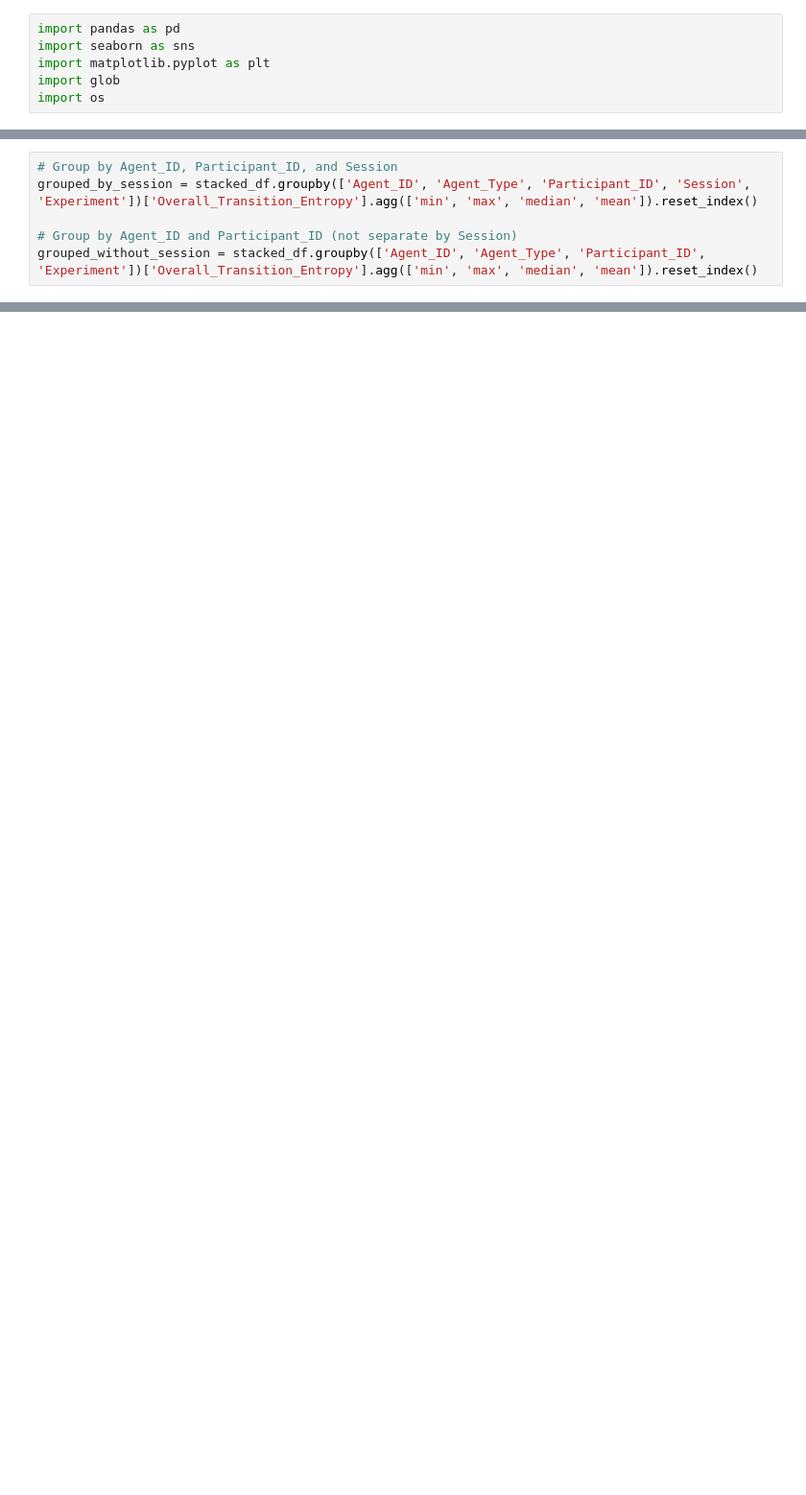
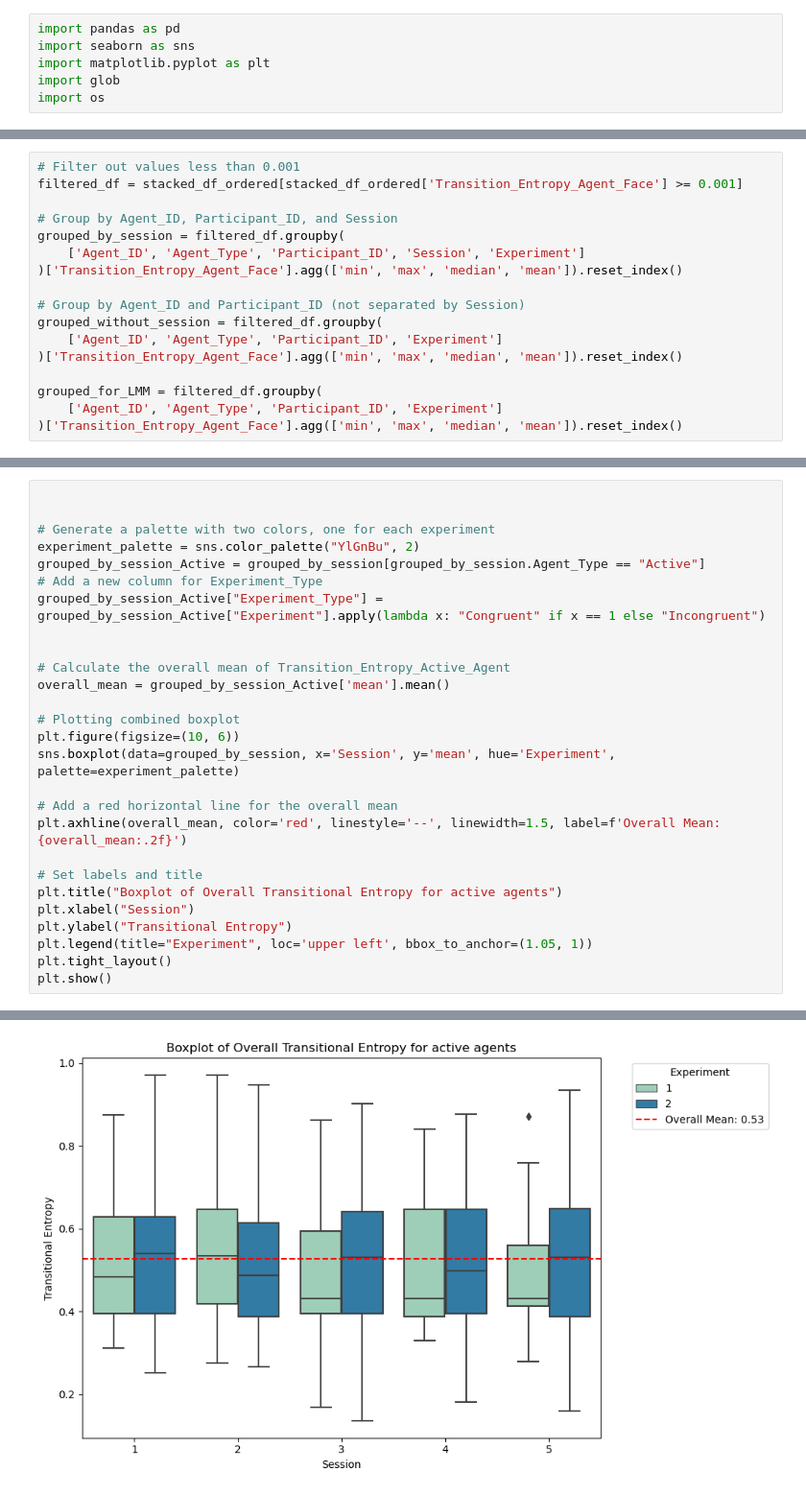
Before and after one commit to tracysanchez/Human_Agents_Impact_Nav, a Jupyter notebook: Exp2/Entropy/05_Entropy_Visualization_Window.ipynb, the cells around one changed output, grey strips where cells are left out. Shown at 96% size. Saved outputs shown, nothing was run; the diff lists cells and outputs as text; blank space fills up the shorter version.

```diff
--- a/Exp2/Entropy/05_Entropy_Visualization_Window.ipynb
+++ b/Exp2/Entropy/05_Entropy_Visualization_Window.ipynb
@@ -39,7 +83,18 @@ sns.scatterplot(x='Occurrence_Order', y='Overall_Transition_Entropy', hue='Exper
 # %%
+# Filter out values less than 0.001
+filtered_df = stacked_df_ordered[stacked_df_ordered['Transition_Entropy_Agent_Face'] >= 0.001]
+
 # Group by Agent_ID, Participant_ID, and Session
-grouped_by_session = stacked_df.groupby(['Agent_ID', 'Agent_Type', 'Participant_ID', 'Session', 'Experiment'])['Overall_Transition_Entropy'].agg(['min', 'max', 'median', 'mean']).reset_index()
+grouped_by_session = filtered_df.groupby(
+    ['Agent_ID', 'Agent_Type', 'Participant_ID', 'Session', 'Experiment']
+)['Transition_Entropy_Agent_Face'].agg(['min', 'max', 'median', 'mean']).reset_index()
 
-# Group by Agent_ID and Participant_ID (not separate by Session)
-grouped_without_session = stacked_df.groupby(['Agent_ID', 'Agent_Type', 'Participant_ID', 'Experiment'])['Overall_Transition_Entropy'].agg(['min', 'max', 'median', 'mean']).reset_index()
+# Group by Agent_ID and Participant_ID (not separated by Session)
+grouped_without_session = filtered_df.groupby(
+    ['Agent_ID', 'Agent_Type', 'Participant_ID', 'Experiment']
+)['Transition_Entropy_Agent_Face'].agg(['min', 'max', 'median', 'mean']).reset_index()
+
+grouped_for_LMM = filtered_df.groupby(
+    ['Agent_ID', 'Agent_Type', 'Participant_ID', 'Experiment']
+)['Transition_Entropy_Agent_Face'].agg(['min', 'max', 'median', 'mean']).reset_index()
 # %%
@@ -83,0 +117,28 @@ None
+# %%
+
+
+# Generate a palette with two colors, one for each experiment
+experiment_palette = sns.color_palette("YlGnBu", 2)
+grouped_by_session_Active = grouped_by_session[grouped_by_session.Agent_Type == "Active"]
+# Add a new column for Experiment_Type
+grouped_by_session_Active["Experiment_Type"] = grouped_by_session_Active["Experiment"].apply(lambda x: "Congruent" if x == 1 else "Incongruent")
+
+
+# Calculate the overall mean of Transition_Entropy_Active_Agent
+overall_mean = grouped_by_session_Active['mean'].mean()
+
+# Plotting combined boxplot
+plt.figure(figsize=(10, 6))
+sns.boxplot(data=grouped_by_session, x='Session', y='mean', hue='Experiment', palette=experiment_palette)
+
+# Add a red horizontal line for the overall mean
+plt.axhline(overall_mean, color='red', linestyle='--', linewidth=1.5, label=f'Overall Mean: {overall_mean:.2f}')
+
+# Set labels and title
+plt.title("Boxplot of Overall Transitional Entropy for active agents")
+plt.xlabel("Session")
+plt.ylabel("Transitional Entropy")
+plt.legend(title="Experiment", loc='upper left', bbox_to_anchor=(1.05, 1))
+plt.tight_layout()
+plt.show()
+# %% [output]
@@ -84,3 +150,4 @@ None
+[figure, added]
 # %%
 # Generate color lists from YlGnBu palette based on the number of unique sessions
 num_sessions_1 = data_1['SessionNr'].nunique()
```
Also changed, not shown: parts of 21 cells of this notebook, 8 other files.
